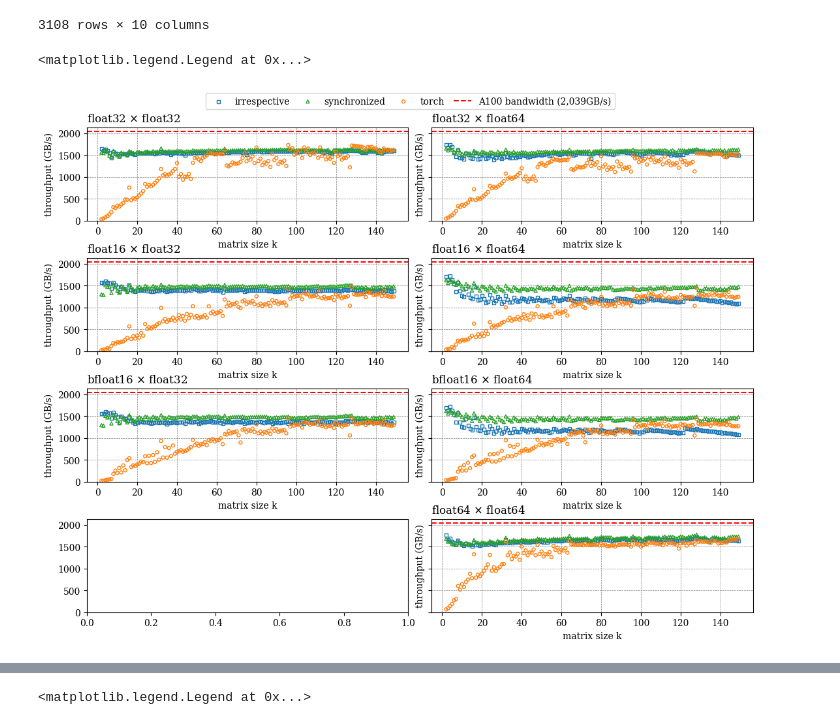
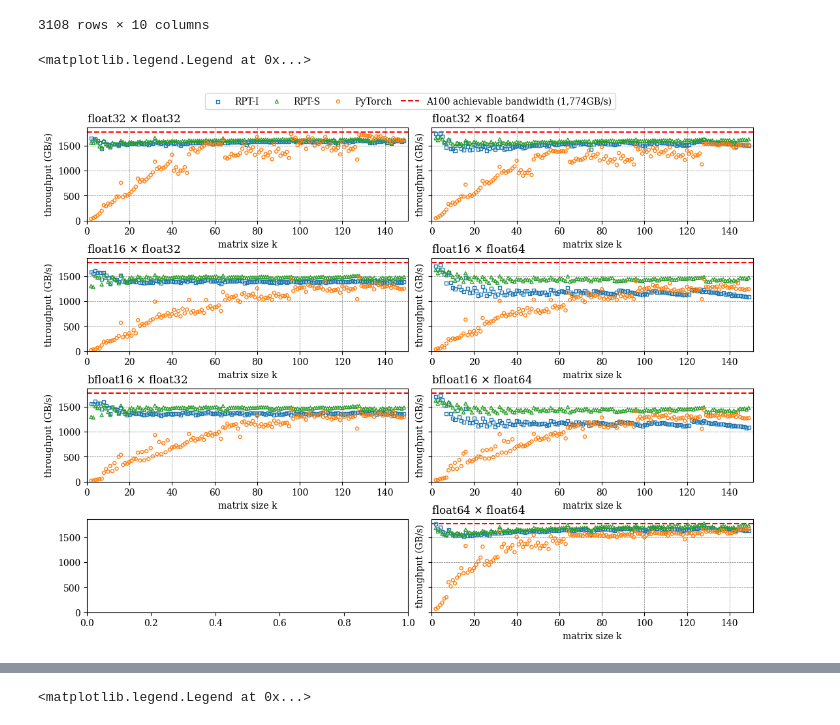
Before and after one commit to mgr0dzicki/dd-solvers, a Jupyter notebook: notebooks/batched_gemv_plots.ipynb, the cells around one changed output, grey strips where cells are left out. Drawn from its saved outputs; the diff is of its cells as text; code cells hidden in the pictures.

```diff
--- a/notebooks/batched_gemv_plots.ipynb
+++ b/notebooks/batched_gemv_plots.ipynb
@@ -4,6 +4,9 @@ import matplotlib.pyplot as plt
 import ast
 
 plt.rcParams["font.family"] = "serif"
+# %%
+MEASURED_TPUT = 1774
+THEORETICAL_TPUT = 2039
 # %%
 dtype_to_bytes = {
     "float64": 8,
@@ -73,7 +76,7 @@ df
 # %%
 def plot_throughput(ax, mat_dtype: str, vec_dtype: str, labels: bool = False):
     max_tput = df[
-        (df.A_dtype == mat_dtype) & (df.b_dtype == vec_dtype) #& (df.k <= 128)
+        (df.A_dtype == mat_dtype) & (df.b_dtype == vec_dtype)  # & (df.k <= 128)
     ].pivot_table(values="throughput", columns="algorithm", index="k", aggfunc="max")
 
     title = f"{mat_dtype} $\\times$ {vec_dtype}"
@@ -81,43 +84,53 @@ def plot_throughput(ax, mat_dtype: str, vec_dtype: str, labels: bool = False):
     ax.set_xlabel("matrix size k")
     ax.set_ylabel("throughput (GB/s)")
 
-    # ax.set_xlim(left=0, right=130)
-    ax.set_ylim(bottom=0, top=2140)
+    ax.set_xlim(left=0, right=151)
+    ax.set_ylim(bottom=0, top=1870)
 
     ax.grid(which="both", linestyle="--", linewidth=0.5, color="grey")
 
     algorithms = df["algorithm"].unique()
     marker = {"irrespective": "s", "synchronized": "^", "torch": "o"}
-    color = {"irrespective": "tab:blue", "synchronized": "tab:green", "torch": "tab:orange"}
+    color = {
+        "irrespective": "tab:blue",
+        "synchronized": "tab:green",
+        "torch": "tab:orange",
+    }
+    name_map = {
+        "irrespective": "RPT-I",
+        "synchronized": "RPT-S",
+        "torch": "PyTorch",
+    }
 
     for alg in algorithms:
         ax.scatter(
             x=max_tput.index,
             y=max_tput[alg],
             marker=marker[alg],
-            label=alg if labels else None,
+            label=name_map[alg] if labels else None,
             s=13,
             zorder=3,
             facecolors="none",
             edgecolors=color[alg],
         )
+
     ax.axhline(
-        y=2039,
+        y=MEASURED_TPUT,
         color="red",
         linestyle="--",
-        label="A100 bandwidth (2,039GB/s)" if labels else None,
+        label="A100 achievable bandwidth (1,774GB/s)" if labels else None,
     )
 # %%
 fig, axes = plt.subplots(4, 2, figsize=(11, 8), sharey=True)
 fig.tight_layout(pad=1.0, h_pad=2.0)
 for i, mat_dtype in enumerate(df.A_dtype.unique()):
     for j, vec_dtype in enumerate(df.b_dtype.unique()):
         if mat_dtype == "float64" and vec_dtype == "float32":
             continue
         plot_throughput(axes[i, j], mat_dtype, vec_dtype, labels=(i == 0 and j == 0))
 
-fig.legend(ncols=4, loc="upper center", bbox_to_anchor=(0.5, 1.05), columnspacing=1)
+fig.legend(ncols=5, loc="upper center", bbox_to_anchor=(0.5, 1.05), columnspacing=1)
 # fig.savefig("../docs/thesis-media/matrix_vec_tput.svg", bbox_inches="tight")
 # %% [output]
 <matplotlib.legend.Legend at 0x...>
-[figure, old version]
+[figure, new version]
```
Also changed, not shown: parts of 3 cells of this notebook, 4 other files.
